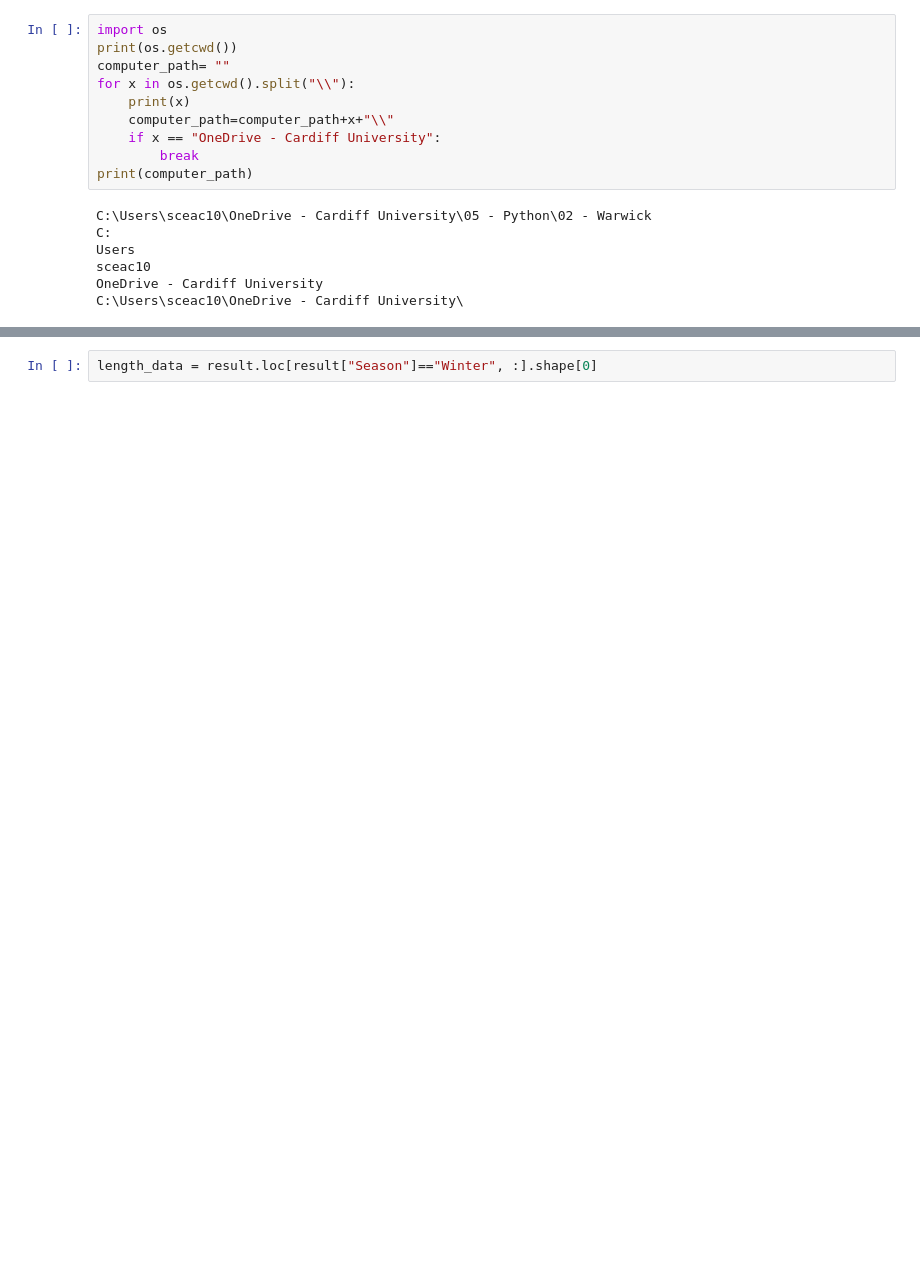
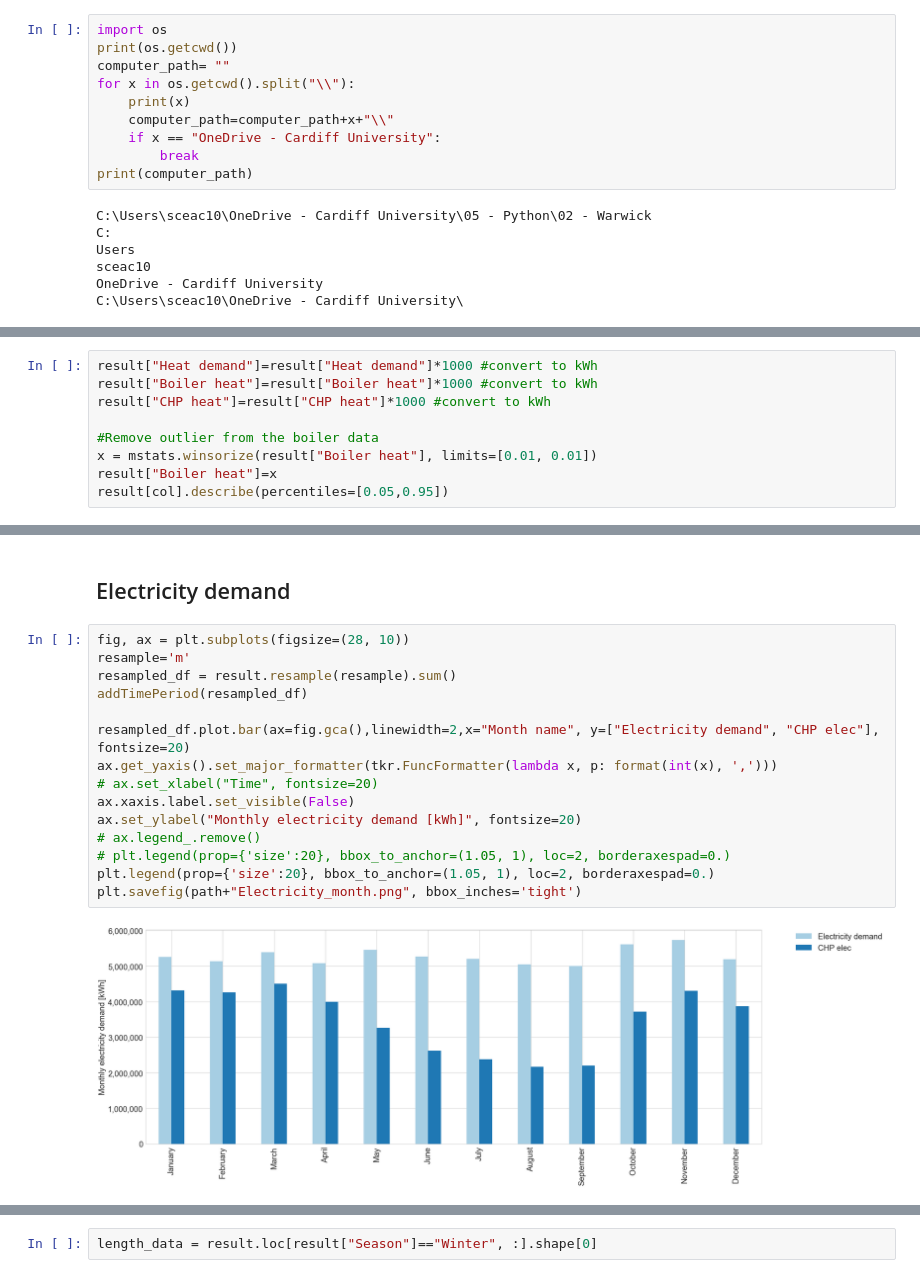
Before and after one commit to AlexandreLab/02---Warwick, a Jupyter notebook: Overall system analysis.ipynb, the cells around one changed output, grey strips where cells are left out. Saved outputs shown, nothing was run; the diff lists cells and outputs as text; blank space fills up the shorter version.

```diff
--- a/Overall system analysis.ipynb
+++ b/Overall system analysis.ipynb
@@ -121,0 +127,9 @@ plt.savefig(path+season+"density-distribution.png")
+# %%
+result["Heat demand"]=result["Heat demand"]*1000 #convert to kWh
+result["Boiler heat"]=result["Boiler heat"]*1000 #convert to kWh
+result["CHP heat"]=result["CHP heat"]*1000 #convert to kWh
+
+#Remove outlier from the boiler data
+x = mstats.winsorize(result["Boiler heat"], limits=[0.01, 0.01])
+result["Boiler heat"]=x
+result[col].describe(percentiles=[0.05,0.95])
@@ -121,0 +158,19 @@ plt.savefig(path+season+"density-distribution.png")
+# %% [markdown]
+## Electricity demand
+# %%
+fig, ax = plt.subplots(figsize=(28, 10))
+resample='m'
+resampled_df = result.resample(resample).sum()
+addTimePeriod(resampled_df)
+
+resampled_df.plot.bar(ax=fig.gca(),linewidth=2,x="Month name", y=["Electricity demand", "CHP elec"], fontsize=20)
+ax.get_yaxis().set_major_formatter(tkr.FuncFormatter(lambda x, p: format(int(x), ',')))
+# ax.set_xlabel("Time", fontsize=20)
+ax.xaxis.label.set_visible(False)
+ax.set_ylabel("Monthly electricity demand [kWh]", fontsize=20)
+# ax.legend_.remove()
+# plt.legend(prop={'size':20}, bbox_to_anchor=(1.05, 1), loc=2, borderaxespad=0.)
+plt.legend(prop={'size':20}, bbox_to_anchor=(1.05, 1), loc=2, borderaxespad=0.)
+plt.savefig(path+"Electricity_month.png", bbox_inches='tight')
+# %% [output]
+[figure, added]
```
Also changed, not shown: parts of 48 cells of this notebook, 2 other files.
